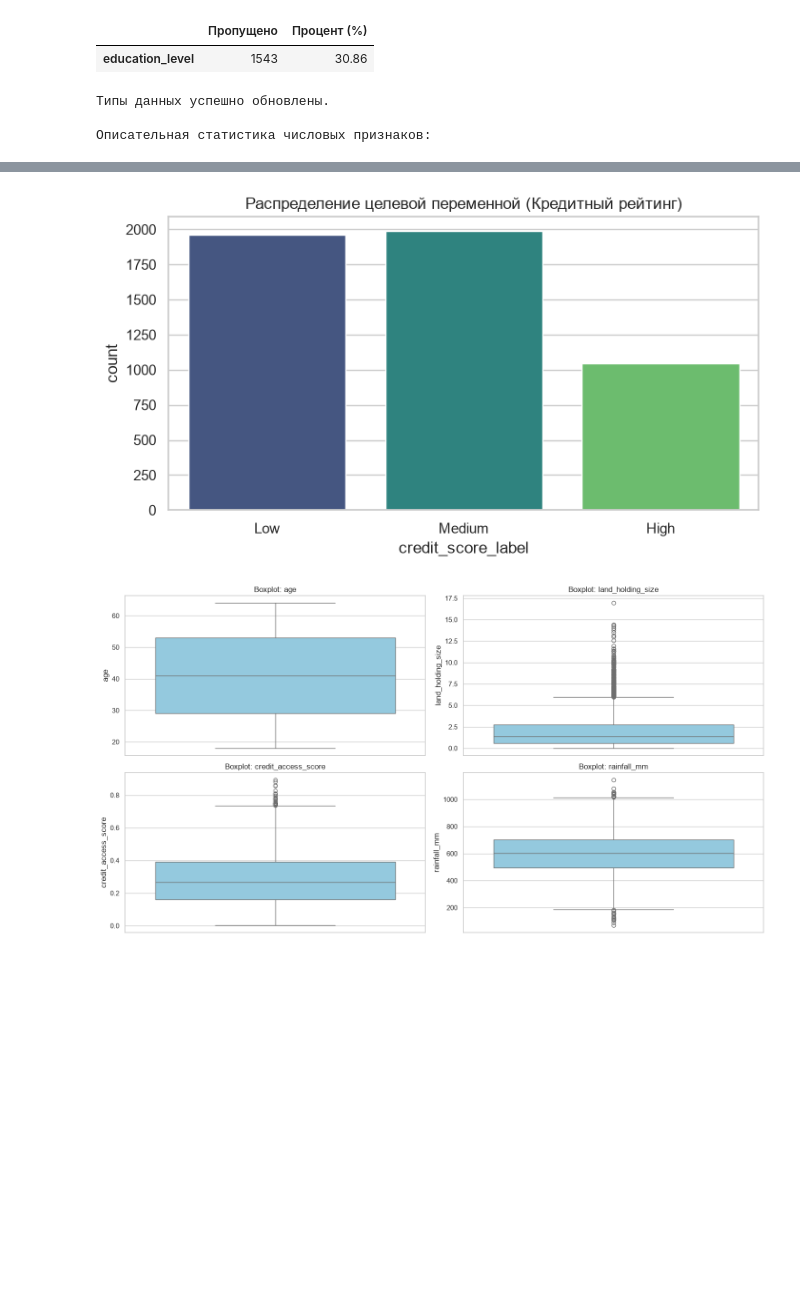
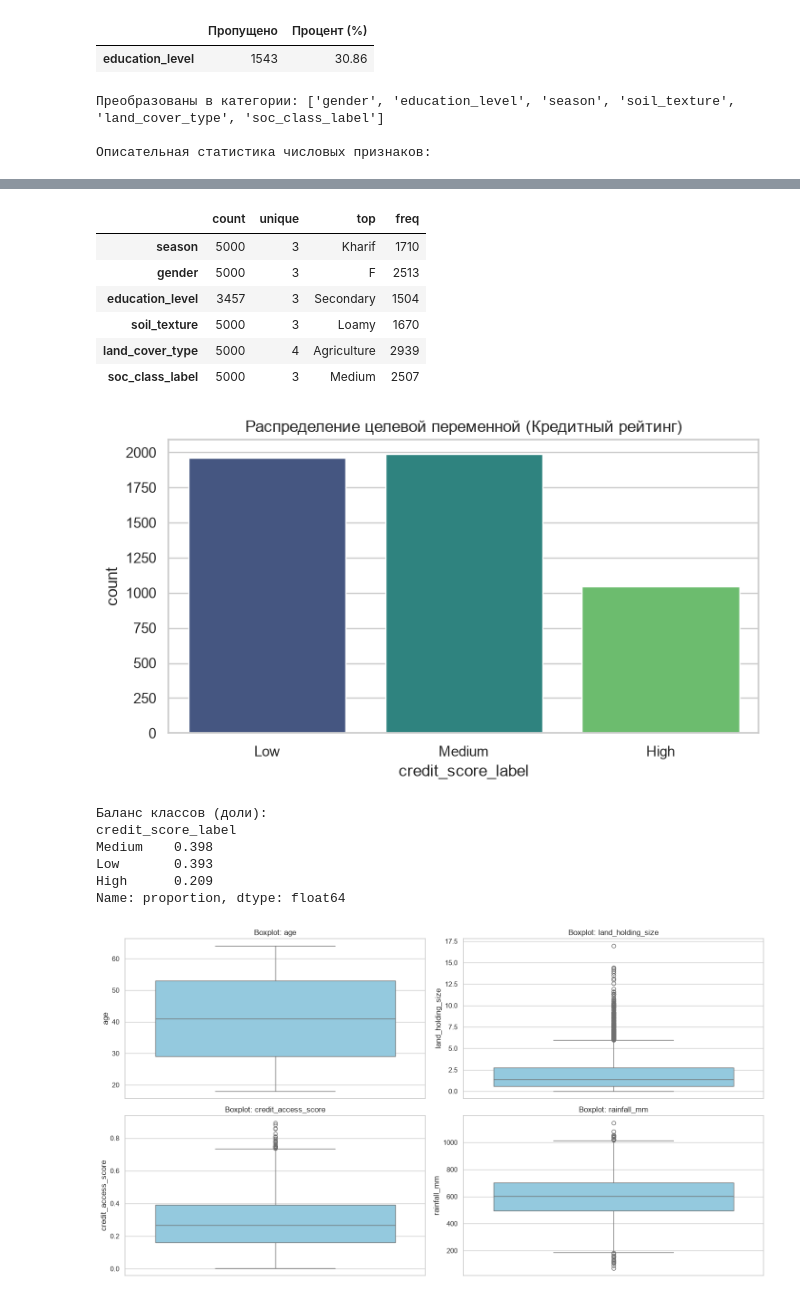
Before and after one commit to khitrykh-av-313/Name_313, a Jupyter notebook: EDA.ipynb, the cells around one changed output, grey strips where cells are left out. Saved outputs shown, nothing was run; the diff lists cells and outputs as text; code cells hidden in the pictures; blank space fills up the shorter version.

```diff
--- a/EDA.ipynb
+++ b/EDA.ipynb
@@ -32,17 +32,19 @@ def load_dataset(file_id, output_filename):
         try:
             gdown.download(url, output_filename, quiet=False)
             print("Загрузка завершена!")
-        except Exception as e:
-            print(f"КРИТИЧЕСКАЯ ОШИБКА при скачивании: {e}")
-            print("Возможно, превышен лимит скачиваний Google. Скачайте файл вручную.")
-            return None
+        except gdown.exceptions.DownloadError as e:
+            raise RuntimeError(f"Ошибка скачивания gdown: {e}") from e
     else:
         print(f"Файл '{output_filename}' найден локально. Пропускаем скачивание.")
 
     try:
-        # Проверка, что скачался именно CSV, а не HTML-страница с ошибкой
         df = pd.read_csv(output_filename)
-        return df
-    except Exception as e:
-        print(f"ОШИБКА ЧТЕНИЯ: не удалось прочитать CSV. Возможно, скачалась HTML-страница. Детали: {e}")
-        return None
+    except (pd.errors.ParserError, pd.errors.EmptyDataError) as e:
+        raise RuntimeError(f"Ошибка чтения CSV: {e}") from e
+
+    assert df is not None, "Датасет не загружен (df is None)"
+    return df
+
+# ВОТ ЭТА СТРОКА БЫЛА ПРОПУЩЕНА:
+df = load_dataset(FILE_ID, DATA_PATH)
+print(f"Данные загружены. Размер: {df.shape[0]} строк, {df.shape[1]} столбцов.")
@@ -114,46 +119,68 @@ else:
 | education_level | 1543 | 30.86 |
 # %%
 # Приведение типов
-cat_cols = ['gender', 'education_level', 'season', 'soil_texture', 'land_cover_type', 'soc_class_label']
-for col in cat_cols:
-    if col in df.columns:
-        df[col] = df[col].astype('category')
+expected_cat_cols = ['gender', 'education_level', 'season', 'soil_texture', 'land_cover_type', 'soc_class_label']
+# Собираем только те колонки, которые реально есть в датасете
+actual_cat_cols = [c for c in expected_cat_cols if c in df.columns]
+
+for col in actual_cat_cols:
+    df[col] = df[col].astype('category')
+
+print(f"Преобразованы в категории: {actual_cat_cols}")
 
 if 'timestamp' in df.columns:
     df['timestamp'] = pd.to_datetime(df['timestamp'], errors='coerce')
 
-print("Типы данных успешно обновлены.")
 print("\nОписательная статистика числовых признаков:")
 display(df.describe().T)
+display(df.describe(include='category').T) # Статистика по категориям
 
 # Распределение целевой переменной
 if 'credit_score_label' in df.columns:
     plt.figure(figsize=(8, 4))
-    sns.countplot(data=df, x='credit_score_label', palette='viridis')
+    # Исправляем палитру по совету бота
+    sns.countplot(data=df, x='credit_score_label', hue='credit_score_label', palette='viridis', legend=False)
     plt.title('Распределение целевой переменной (Кредитный рейтинг)')
     plt.show()
+
+    # Выводим доли классов
+    print("\nБаланс классов (доли):")
+    print(df['credit_score_label'].value_counts(normalize=True))
 # %% [output]
-Типы данных успешно обновлены.
+Преобразованы в категории: ['gender', 'education_level', 'season', 'soil_texture', 'land_cover_type', 'soc_class_label']
 
 Описательная статистика числовых признаков:
 |  | count | mean | min | 25% | 50% | 75% | max | std |
 | geo_lat | 5000.0 | 25.48416 | 23.000058 | 24.219314 | 25.500043 | 26.740504 | 27.998588 | 1.448168 |
 | geo_lon | 5000.0 | 79.914871 | 75.000528 | 77.471459 | 79.859716 | 82.333716 | 84.995052 | 2.856165 |
 | year | 5000.0 | 2023.5118 | 2022.0 | 2023.0 | 2024.0 | 2025.0 | 2025.0 | 1.120228 |
 | age | 5000.0 | 40.845 | 18.0 | 29.0 | 41.0 | 53.0 | 64.0 | 13.446053 |
 | land_holding_size | 5000.0 | 1.977756 | 0.0 | 0.56 | 1.39 | 2.72 | 16.93 | 1.978877 |
 | mobile_money_txn_count | 5000.0 | 10.0116 | 1.0 | 8.0 | 10.0 | 12.0 | 25.0 | 3.152309 |
 | agri_input_spend | 5000.0 | 1003.03161 | 3.52 | 478.1925 | 834.02 | 1362.195 | 5474.47 | 710.425533 |
 | previous_loan_default | 5000.0 | 0.1438 | 0.0 | 0.0 | 0.0 | 0.0 | 1.0 | 0.350922 |
 | credit_access_score | 5000.0 | 0.286628 | 0.003 | 0.162 | 0.266 | 0.391 | 0.892 | 0.159188 |
 | psychometric_resilience | 5000.0 | 0.599601 | 0.024 | 0.456 | 0.615 | 0.757 | 0.998 | 0.201084 |
 | ... | ... | ... | ... | ... | ... | ... | ... | ... |
 | evi | 5000.0 | 0.400687 | 0.1 | 0.252 | 0.3995 | 0.548 | 0.7 | 0.17307 |
 | lst_day | 5000.0 | 31.99092 | 14.3 | 28.7 | 31.9 | 35.325 | 48.4 | 4.953775 |
 | rainfall_mm | 5000.0 | 599.40782 | 69.6 | 494.975 | 600.8 | 702.725 | 1142.6 | 150.294791 |
 | proxy_flag | 5000.0 | 0.0992 | 0.0 | 0.0 | 0.0 | 0.0 | 1.0 | 0.29896 |
 | timestamp | 5000 | 2022-04-15 03:30:00 | 2022-01-01 00:00:00 | 2022-02-22 01:45:00 | 2022-04-15 03:30:00 | 2022-06-06 05:15:00 | 2022-07-28 07:00:00 | NaN |
+|  | count | unique | top | freq |
+| season | 5000 | 3 | Kharif | 1710 |
+| gender | 5000 | 3 | F | 2513 |
+| education_level | 3457 | 3 | Secondary | 1504 |
+| soil_texture | 5000 | 3 | Loamy | 1670 |
+| land_cover_type | 5000 | 4 | Agriculture | 2939 |
+| soc_class_label | 5000 | 3 | Medium | 2507 |
 [figure]
+Баланс классов (доли):
+credit_score_label
+Medium    0.398
+Low       0.393
+High      0.209
+Name: proportion, dtype: float64
 # %%
 # Визуализируем распределения и найдем экстремальные значения методом IQR
 
```
Also changed, not shown: parts of 4 cells of this notebook.
